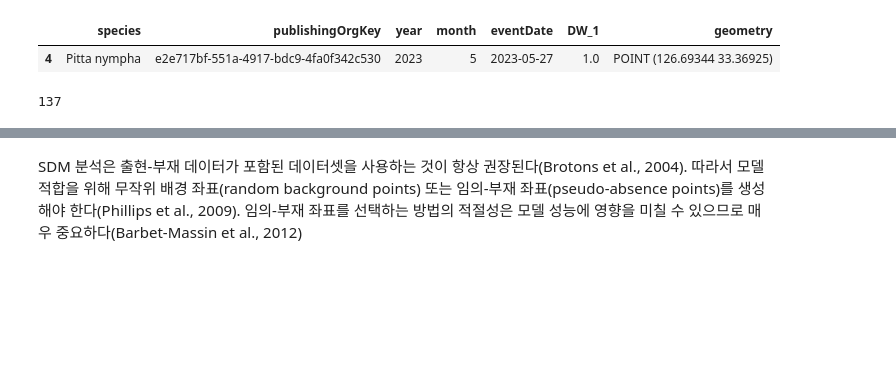
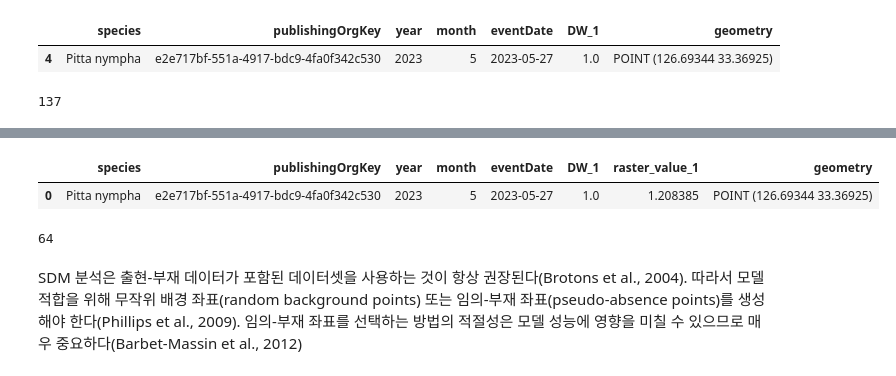
Before and after one commit to osgeokr/kari-sdm, a Jupyter notebook: 002_gbif_pitta_nympha_spatial_filtering.ipynb, the cells around one changed output, grey strips where cells are left out. Cells and saved outputs as stored; diff of their text form; code cells hidden in the pictures; blank space fills up the shorter version.

```diff
--- a/002_gbif_pitta_nympha_spatial_filtering.ipynb
+++ b/002_gbif_pitta_nympha_spatial_filtering.ipynb
@@ -272,2 +294,12 @@ files.download('gdf_filtered3.gpkg')
+# %%
+presence = gpd.read_file('presence.gpkg')
+presence.head(1)
+# %% [output]
+|  | species | publishingOrgKey | year | month | eventDate | DW_1 | raster_value_1 | geometry |
+| 0 | Pitta nympha | e2e717bf-551a-4917-bdc9-4fa0f342c530 | 2023 | 5 | 2023-05-27 | 1.0 | 1.208385 | POINT (126.69344 33.36925) |
+# %%
+len(presence)
+# %% [output]
+64
 # %% [markdown]
 SDM 분석은 출현-부재 데이터가 포함된 데이터셋을 사용하는 것이 항상 권장된다(Brotons et al., 2004). 따라서 모델 적합을 위해 무작위 배경 좌표(random background points) 또는 임의-부재 좌표(pseudo-absence points)를 생성해야 한다(Phillips et al., 2009). 임의-부재 좌표를 선택하는 방법의 적절성은 모델 성능에 영향을 미칠 수 있으므로 매우 중요하다(Barbet-Massin et al., 2012)
```
Also changed, not shown: parts of 2 cells of this notebook.
